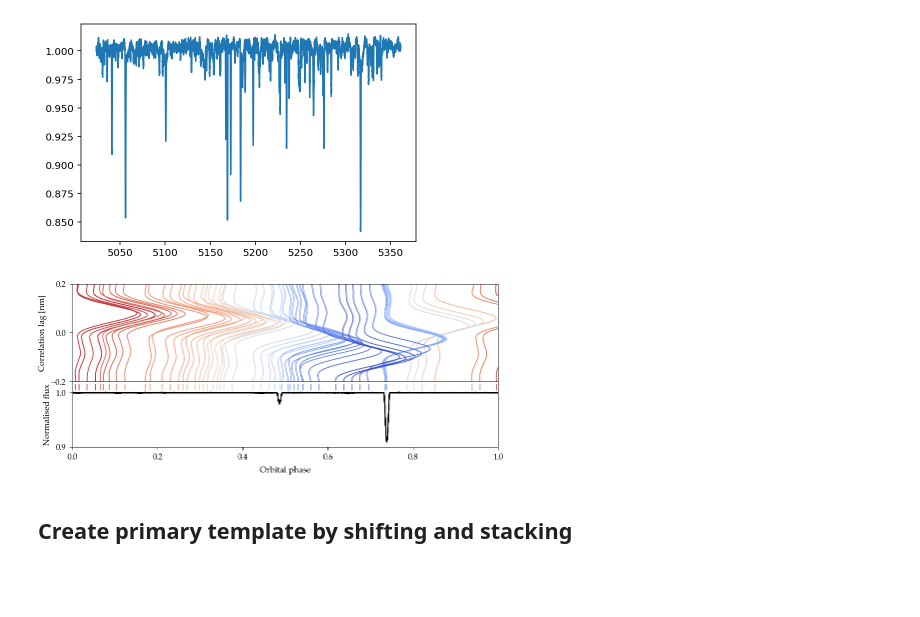
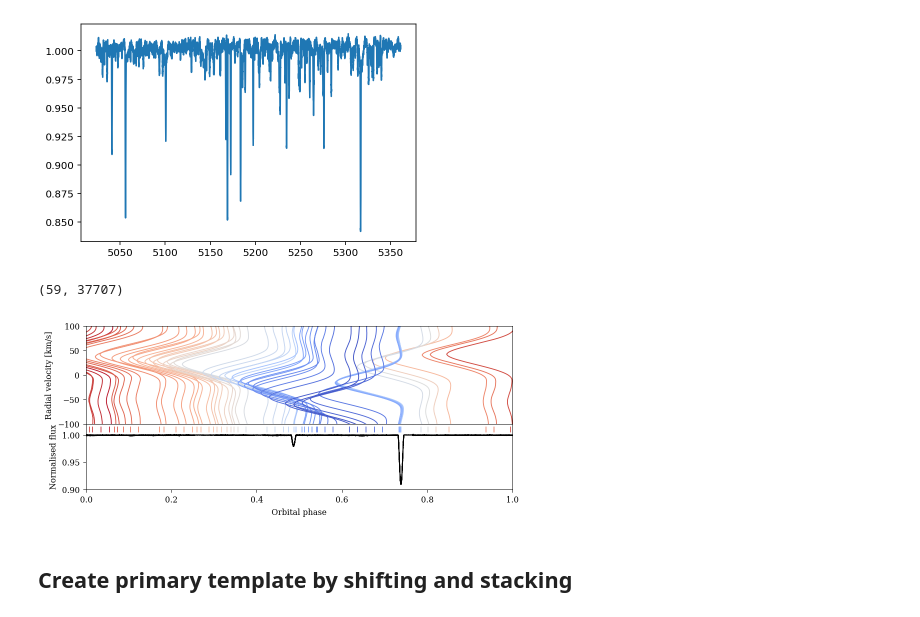
Before and after one commit to danhey/adra, a Jupyter notebook: RV extract ispec.ipynb, the cells around one changed output. Cells and saved outputs as stored; diff of their text form; code cells hidden in the pictures; blank space fills up the shorter version.

```diff
--- a/RV extract ispec.ipynb
+++ b/RV extract ispec.ipynb
@@ -153,8 +153,10 @@ template = resampled[0]
 all_rv_primary = []
 rv_previous = 0
 
+
 for i in tqdm.tqdm(range(20)):
     rv_primary, rv_primary_err = [], []
+    all_lags, all_acors = [], []
     for i, spec in enumerate(resampled[:]):
         acor = np.correlate(template - 1., spec - 1., mode='full')
         df = wavelengths[1] - wavelengths[0]
@@ -167,6 +169,8 @@ for i in tqdm.tqdm(range(20)):
         rv_primary.append(popt[2])
         rv_primary_err.append(np.sqrt(np.diag(pcov))[2])
 
+        all_lags.append(lags)
+        all_acors.append(acor)
         # Plot
 #         plt.plot(lags, acor - i*1, c='C0', alpha=0.5)
 #         plt.plot(lags, model(lags, *popt) - i*1, c='red', lw=0.7)
@@ -282,7 +297,11 @@ plt.plot(corr['waveobs'] * 10, corr['flux'])
 np.savetxt('data/Spectra/primary_stacked.txt', corr)
 # %%
 all_lags = np.array(all_lags)
-all_acors = np.array(all_acors)
+all_acors = -1*np.array(all_acors)
+# %%
+all_lags.shape
+# %% [output]
+(59, 37707)
 # %%
 import seaborn as sns
 colors = np.array(sns.color_palette('coolwarm_r', n_colors=len(RV)))
@@ -298,38 +317,38 @@ with plt.style.context('science'):
 
     porb = 51.4213
     t0 = 1696.0194
 
     ax = axes[1]
     fold = t % porb / porb
     sort = np.argsort(fold)
     ax.plot(fold[sort],y[sort], c='k')
 
     ax.set_xlim(0,1)
     ax.set_ylim(0.90, 1.02)
     ax.set_xlabel('Orbital phase')
     ax.set_ylabel('Normalised flux')
 
     ax = axes[0]
 
-    rv_sort = np.argsort(RV)
+    rv_sort = np.argsort(rv)
     for i in range(len(np.array(all_lags))):
         c_phase = (np.array(times)[rv_sort][i] + 2400000) % porb / porb
         axes[1].plot([c_phase, c_phase], [1.015, 1.005], linewidth=0.8, alpha=1., color=colors[i])
-        normed = (all_acors[rv_sort][i] / np.max(all_acors[rv_sort][i])) * 0.15
+        normed = -1*(all_acors[rv_sort][i] / np.max(all_acors[rv_sort][i])) * 0.15
         ax.plot(normed - normed[0] + c_phase, all_lags[rv_sort][i], color=colors[i], lw=0.9)
 
     ax.set_xlim(0, 1)
-    ax.set_ylim(-0.2, 0.2)
-    ax.set_ylabel('Correlation lag [nm]')
+    ax.set_ylim(-100, 100)
+    ax.set_ylabel('Radial velocity [km/s]')
     ax.set_xticks([])
 
     plt.subplots_adjust(hspace=0.)
 
 
 overleaf_path = '/Users/daniel/Dropbox (Sydney Uni)/Apps/Overleaf/adra/figs/'
 plt.savefig(overleaf_path+'rv_ccf.pdf', dpi=300, bbox_inches='tight')
 # %% [output]
-[figure, old version]
+[figure, new version]
 # %% [markdown]
 ## Create primary template by shifting and stacking
 # %%
```
Also changed, not shown: parts of 1 cell of this notebook, 1 other file.
